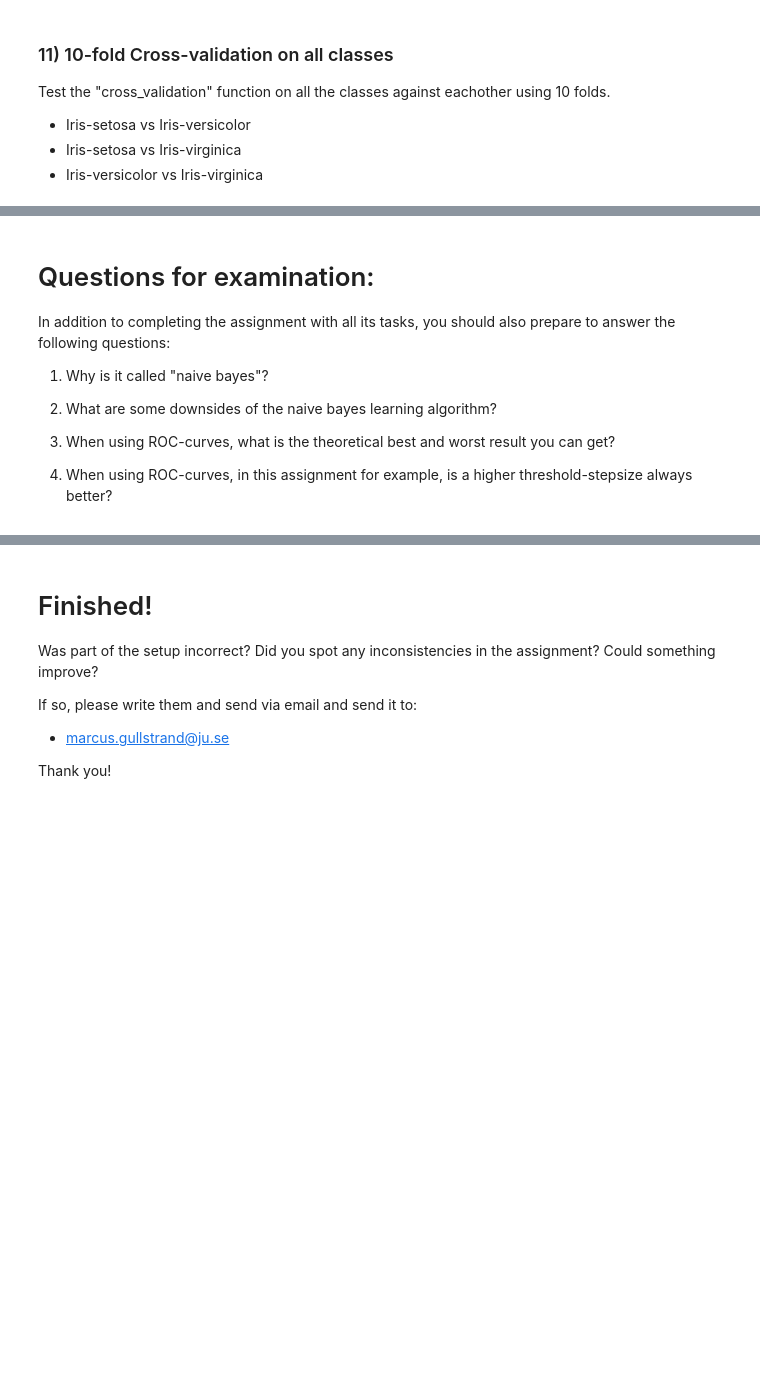
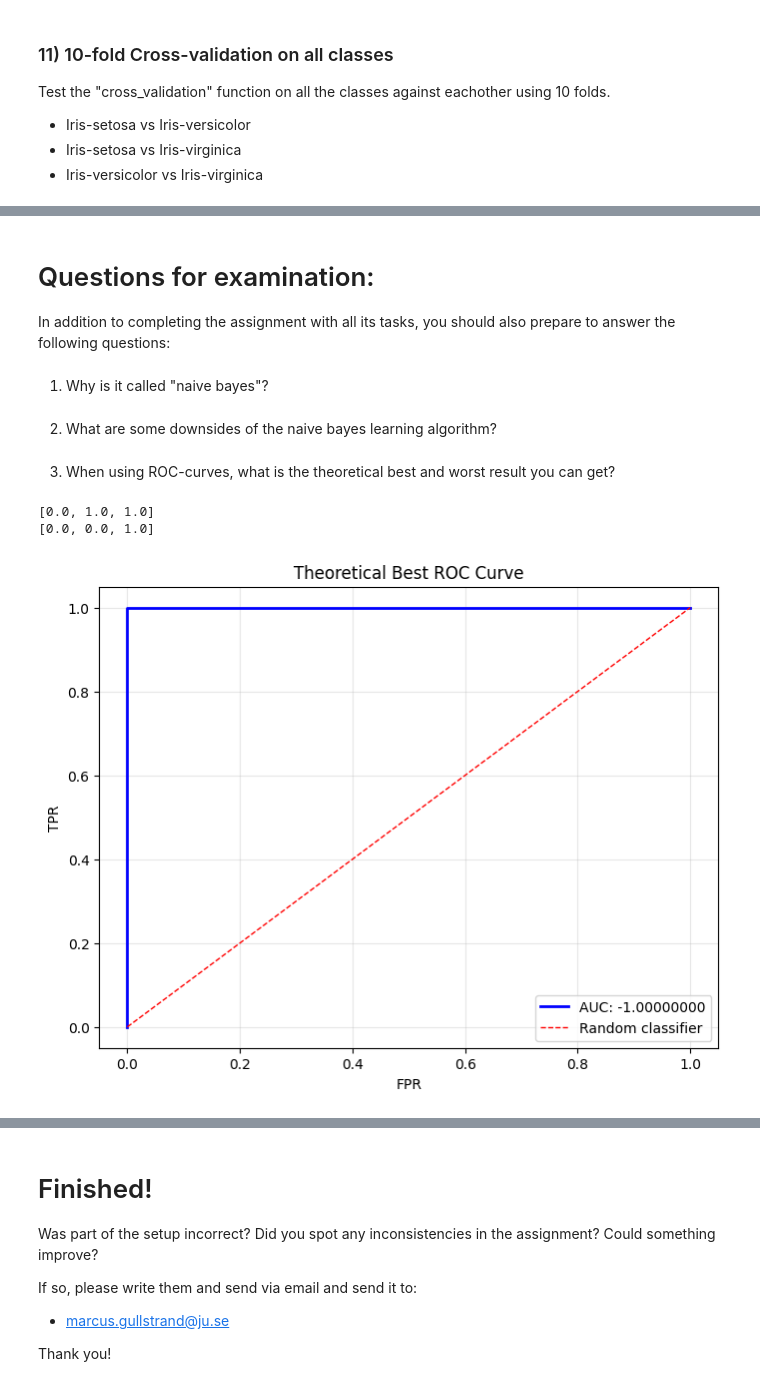
Before and after one commit to andrej-kutny/ml-naive-bayes, a Jupyter notebook: ML-Assignment 1 - Vladimir Giustacchini, Andrej Kutny.ipynb, the cells around one changed output, grey strips where cells are left out. Saved outputs shown, nothing was run; the diff lists cells and outputs as text; code cells hidden in the pictures; blank space fills up the shorter version.

Commit message:
added example for worst and best case

```diff
--- a/ML-Assignment 1 - Vladimir Giustacchini, Andrej Kutny.ipynb
+++ b/ML-Assignment 1 - Vladimir Giustacchini, Andrej Kutny.ipynb
@@ -540,11 +550,15 @@ cross_validation(iris_versicolor, iris_virginica, title="Versicolor vs Virginica
 # Questions for examination:
 
 In addition to completing the assignment with all its tasks, you should also prepare to answer the following questions:
-
-1) Why is it called "naive bayes"?
-
-2) What are some downsides of the naive bayes learning algorithm?
-
-3) When using ROC-curves, what is the theoretical best and worst result you can get?
-
-4) When using ROC-curves, in this assignment for example, is a higher threshold-stepsize always better?
+# %% [markdown]
+1) Why is it called "naive bayes"?
+# %% [markdown]
+2) What are some downsides of the naive bayes learning algorithm?
+# %% [markdown]
+3) When using ROC-curves, what is the theoretical best and worst result you can get?
+# %%
+plot_ROC([0.0, 1.0, 1.0], [0.0, 0.0, 1.0], title="Theoretical Best ROC Curve")
+# %% [output]
+[0.0, 1.0, 1.0]
+[0.0, 0.0, 1.0]
+[figure, added]
```
Also changed, not shown: parts of 7 cells of this notebook.
